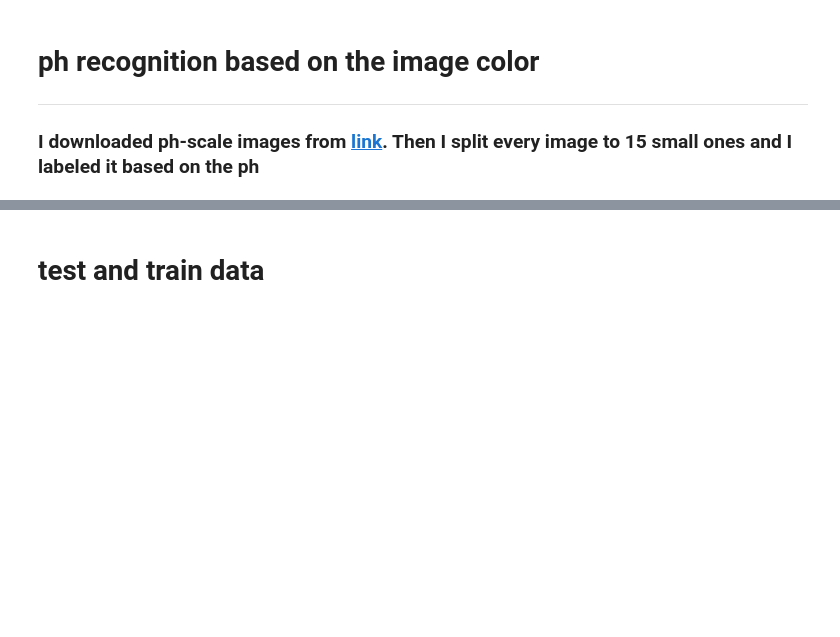
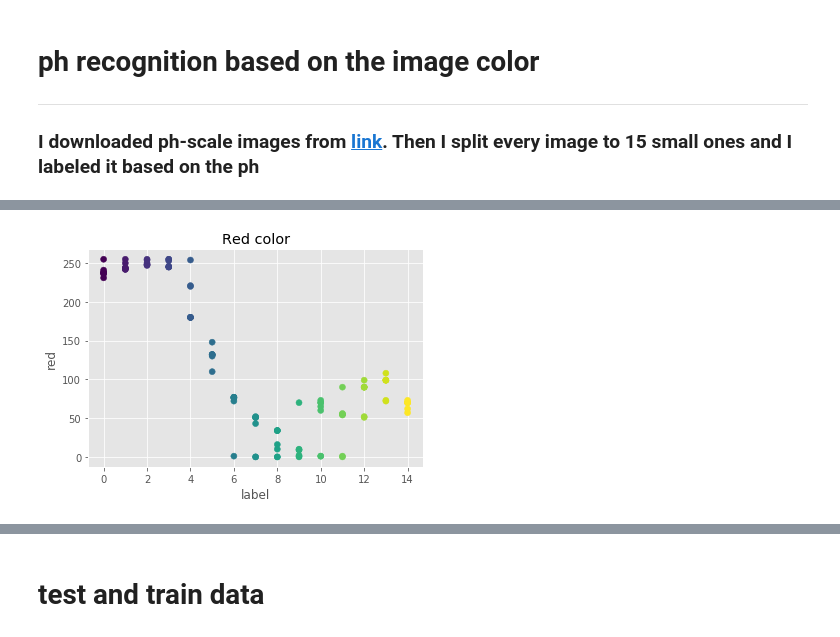
Before and after one commit to robertjankowski/ph-recognition, a Jupyter notebook: process_data.ipynb, the cells around one changed output, grey strips where cells are left out. Saved outputs shown, nothing was run; the diff lists cells and outputs as text; code cells hidden in the pictures; blank space fills up the shorter version.

```diff
--- a/process_data.ipynb
+++ b/process_data.ipynb
@@ -42,0 +56,8 @@ print(y)
+# %%
+plt.scatter(df.label, df.red, c=df.label)
+plt.xlabel('label')
+plt.ylabel('red')
+plt.title('Red color')
+plt.show()
+# %% [output]
+[figure, added]
```
Also changed, not shown: parts of 8 cells of this notebook.
